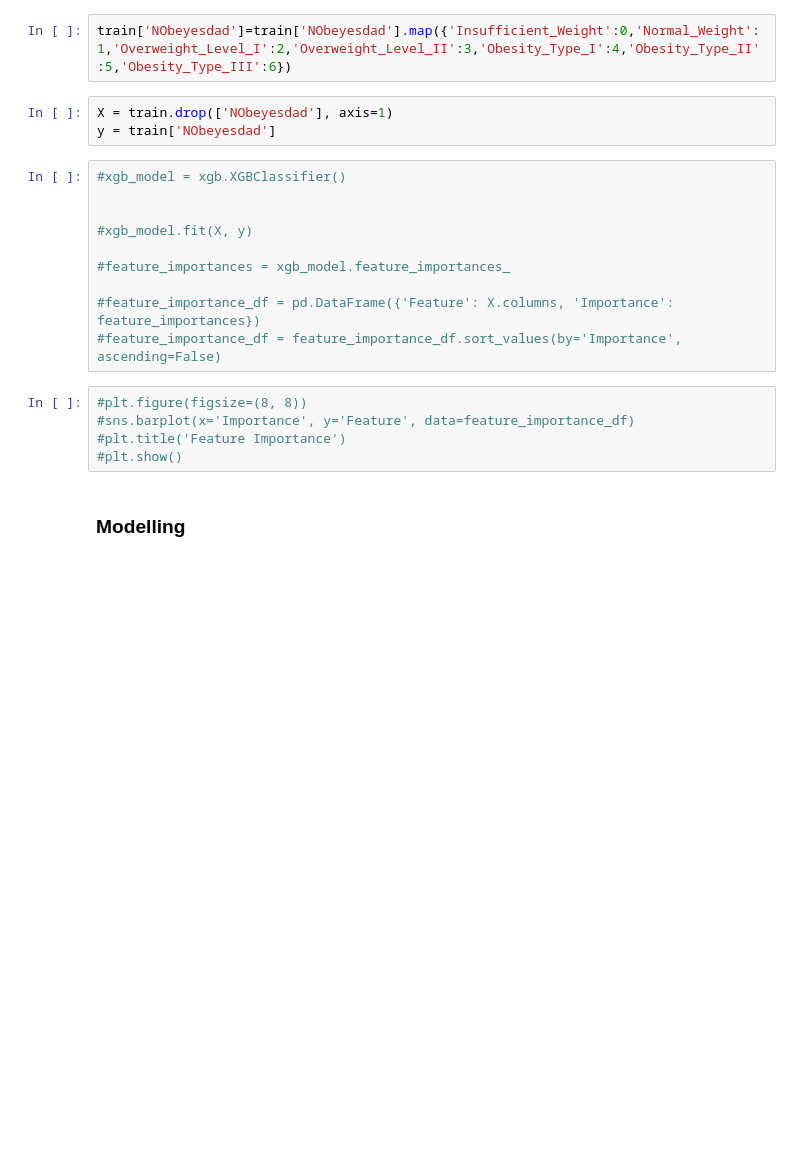
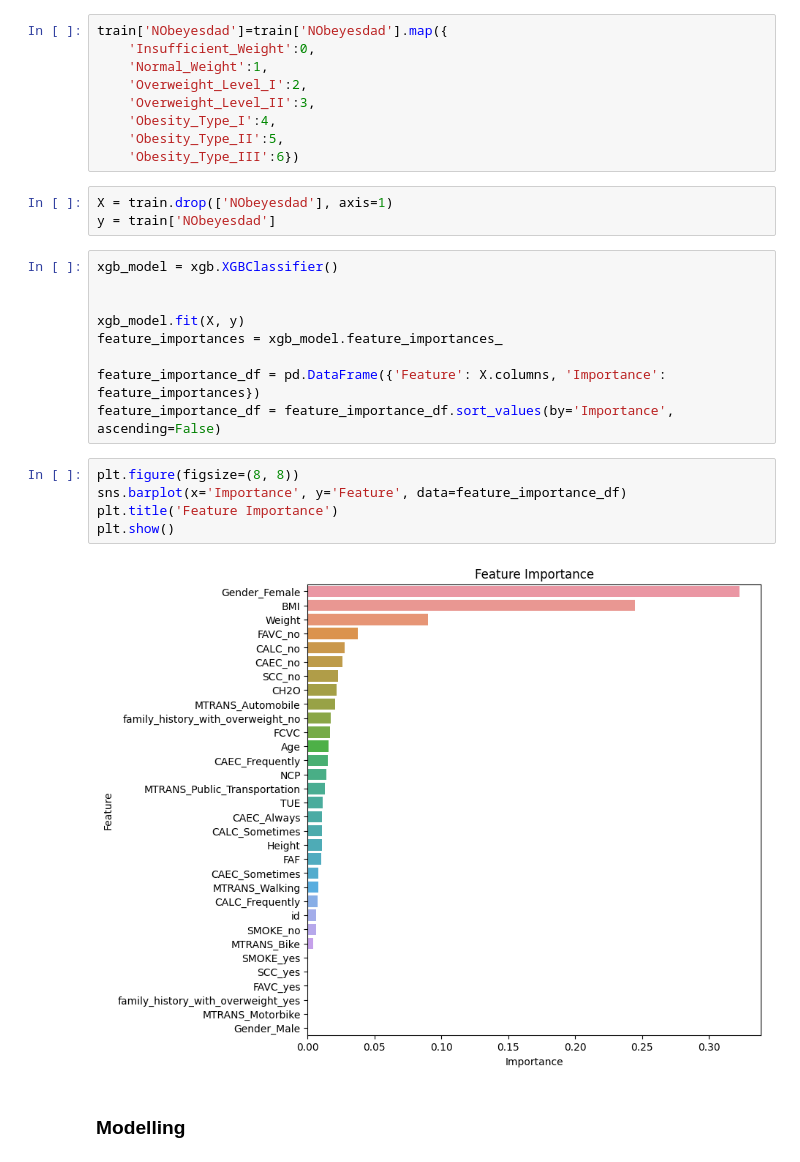
Before and after one commit to alex-volosha/mc-obesity-risk, a Jupyter notebook: main.ipynb, the cells around one changed output. Drawn from its saved outputs; the diff is of its cells as text; blank space fills up the shorter version.

Commit message:
Feature importance, XGBClassifier with parameters tunning

```diff
--- a/main.ipynb
+++ b/main.ipynb
@@ -182,25 +221,33 @@ show less accuracy if applied before Scaling instead of OneHotEncoding
 #for col in le_encode:
 #    train[col]=label_encoder.fit_transform(train[col])
 # %%
-train['NObeyesdad']=train['NObeyesdad'].map({'Insufficient_Weight':0,'Normal_Weight':1,'Overweight_Level_I':2,'Overweight_Level_II':3,'Obesity_Type_I':4,'Obesity_Type_II':5,'Obesity_Type_III':6})
+train['NObeyesdad']=train['NObeyesdad'].map({
+    'Insufficient_Weight':0,
+    'Normal_Weight':1,
+    'Overweight_Level_I':2,
+    'Overweight_Level_II':3,
+    'Obesity_Type_I':4,
+    'Obesity_Type_II':5,
+    'Obesity_Type_III':6})
 # %%
 X = train.drop(['NObeyesdad'], axis=1)
 y = train['NObeyesdad']
 # %%
-#xgb_model = xgb.XGBClassifier()
+xgb_model = xgb.XGBClassifier()
 
 
-#xgb_model.fit(X, y)
+xgb_model.fit(X, y)
+feature_importances = xgb_model.feature_importances_
 
-#feature_importances = xgb_model.feature_importances_
-
-#feature_importance_df = pd.DataFrame({'Feature': X.columns, 'Importance': feature_importances})
-#feature_importance_df = feature_importance_df.sort_values(by='Importance', ascending=False)
+feature_importance_df = pd.DataFrame({'Feature': X.columns, 'Importance': feature_importances})
+feature_importance_df = feature_importance_df.sort_values(by='Importance', ascending=False)
 # %%
-#plt.figure(figsize=(8, 8))
-#sns.barplot(x='Importance', y='Feature', data=feature_importance_df)
-#plt.title('Feature Importance')
-#plt.show()
+plt.figure(figsize=(8, 8))
+sns.barplot(x='Importance', y='Feature', data=feature_importance_df)
+plt.title('Feature Importance')
+plt.show()
+# %% [output]
+[figure, added]
 # %% [markdown]
 ### Modelling
 # %%
```
Also changed, not shown: parts of 15 cells of this notebook, 1 other file.
